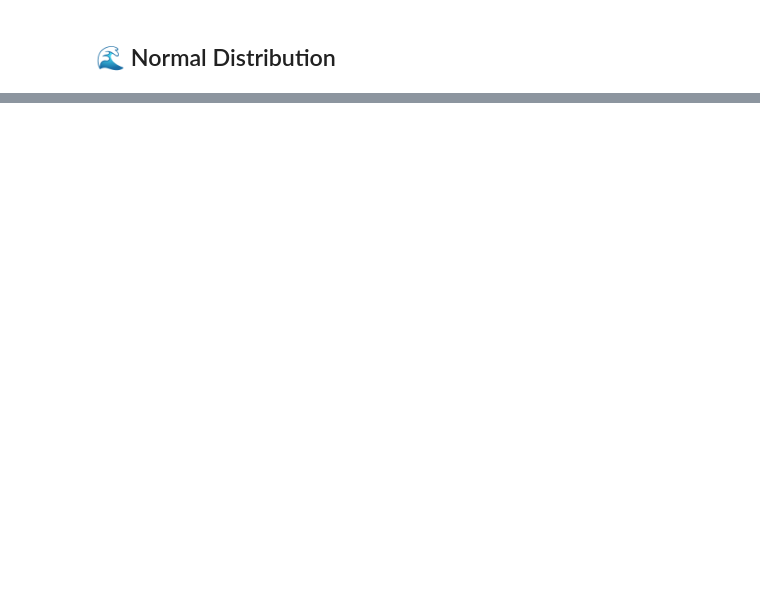
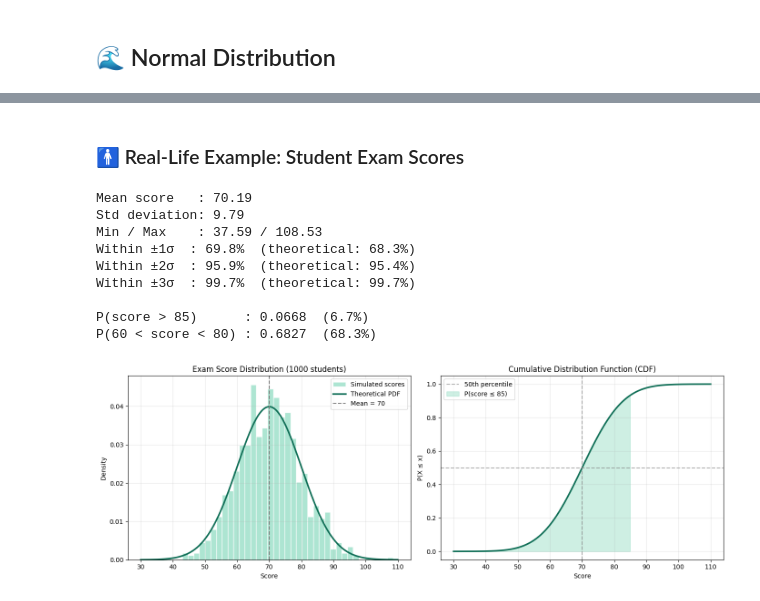
Before and after one commit to maxegorovpt/da_portfolio, a Jupyter notebook: 02_substack_posts/003_types_of_distributions_wip.ipynb, the cells around one changed output, grey strips where cells are left out. Cells and saved outputs as stored; diff of their text form; code cells hidden in the pictures; blank space fills up the shorter version.

```diff
--- a/02_substack_posts/003_types_of_distributions_wip.ipynb
+++ b/02_substack_posts/003_types_of_distributions_wip.ipynb
@@ -110,0 +189,62 @@ https://www.youtube.com/watch?v=V3Qxj2C7rP0
+# %% [markdown]
+### 🚹 Real-Life Example: Student Exam Scores
+# %%
+# Simulate exam scores for 1000 students
+np.random.seed(42)
+mu, sigma = 70, 10          # mean score = 70, std dev = 10
+scores = np.random.normal(mu, sigma, 1000)
+
+# ── Analysis ─────────────────────────────────────────────
+print(f"Mean score   : {scores.mean():.2f}")
+print(f"Std deviation: {scores.std():.2f}")
+print(f"Min / Max    : {scores.min():.2f} / {scores.max():.2f}")
+
+# Percentage of students within each σ band
+for n in [1, 2, 3]:
+    pct = np.mean((scores >= mu - n*sigma) & (scores <= mu + n*sigma)) * 100
+    print(f"Within ±{n}σ  : {pct:.1f}%  (theoretical: {norm.cdf(n)-norm.cdf(-n):.1%})")
+
+# ── Probability queries ───────────────────────────────────
+p_above_85 = 1 - norm.cdf(85, mu, sigma)
+p_between  = norm.cdf(80, mu, sigma) - norm.cdf(60, mu, sigma)
+
+print(f"\nP(score > 85)      : {p_above_85:.4f}  ({p_above_85*100:.1f}%)")
+print(f"P(60 < score < 80) : {p_between:.4f}  ({p_between*100:.1f}%)")
+
+# ── Plot ─────────────────────────────────────────────────
+fig, axes = plt.subplots(1, 2, figsize=(14, 5))
+
+# Left: histogram of simulated scores
+axes[0].hist(scores, bins=40, density=True,
+             color='#9FE1CB', edgecolor='white', alpha=0.85, label='Simulated scores')
+x = np.linspace(30, 110, 400)
+axes[0].plot(x, norm.pdf(x, mu, sigma), color='#0F6E56', lw=2.5, label='Theoretical PDF')
+axes[0].axvline(mu, color='gray', linestyle='--', label=f'Mean = {mu}')
+axes[0].set_title('Exam Score Distribution (1000 students)')
+axes[0].set_xlabel('Score'); axes[0].set_ylabel('Density')
+axes[0].legend(); axes[0].grid(alpha=0.3)
+
+# Right: CDF — probability of scoring ≤ x
+cdf = norm.cdf(x, mu, sigma)
+axes[1].plot(x, cdf, color='#0F6E56', lw=2.5)
+axes[1].axhline(0.5, color='gray', linestyle='--', alpha=0.6, label='50th percentile')
+axes[1].axvline(mu, color='gray', linestyle='--', alpha=0.6)
+axes[1].fill_between(x, cdf, where=(x <= 85),
+                     color='#5DCAA5', alpha=0.3, label='P(score ≤ 85)')
+axes[1].set_title('Cumulative Distribution Function (CDF)')
+axes[1].set_xlabel('Score'); axes[1].set_ylabel('P(X ≤ x)')
+axes[1].legend(); axes[1].grid(alpha=0.3)
+
+plt.tight_layout()
+plt.show()
+# %% [output]
+Mean score   : 70.19
+Std deviation: 9.79
+Min / Max    : 37.59 / 108.53
+Within ±1σ  : 69.8%  (theoretical: 68.3%)
+Within ±2σ  : 95.9%  (theoretical: 95.4%)
+Within ±3σ  : 99.7%  (theoretical: 99.7%)
+
+P(score > 85)      : 0.0668  (6.7%)
+P(60 < score < 80) : 0.6827  (68.3%)
+[figure, added]
```
Also changed, not shown: parts of 72 cells of this notebook.
